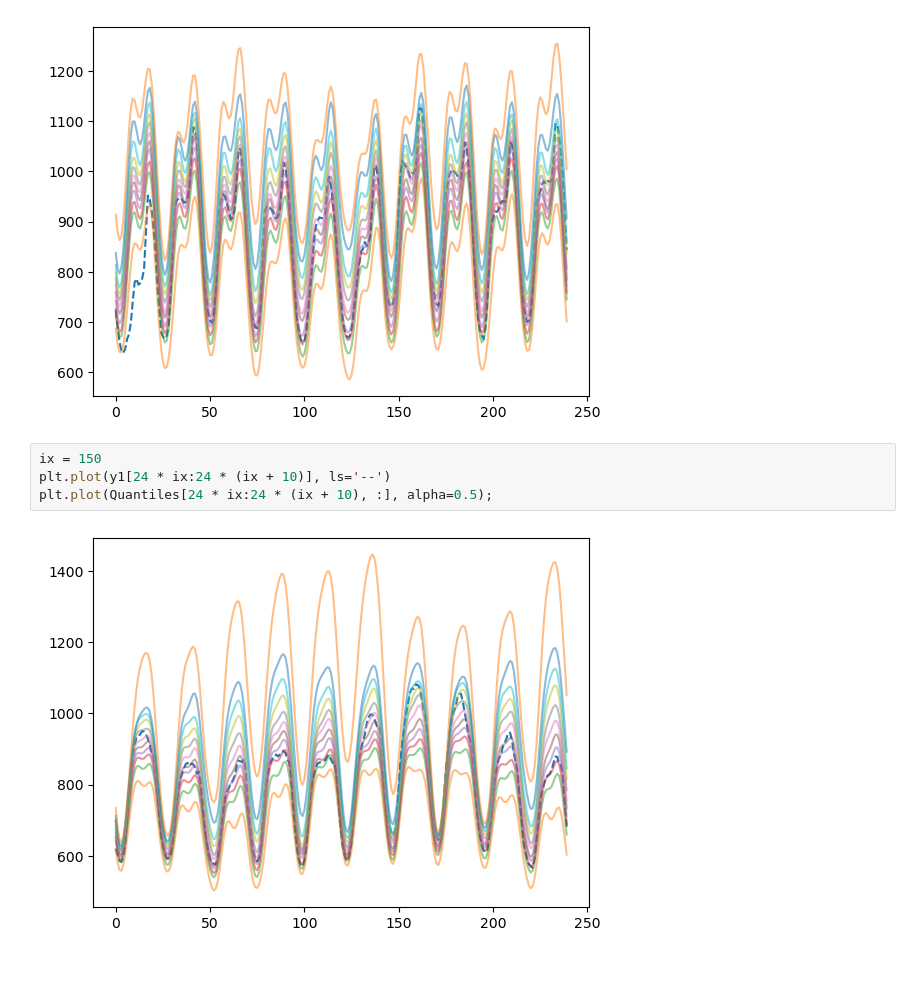
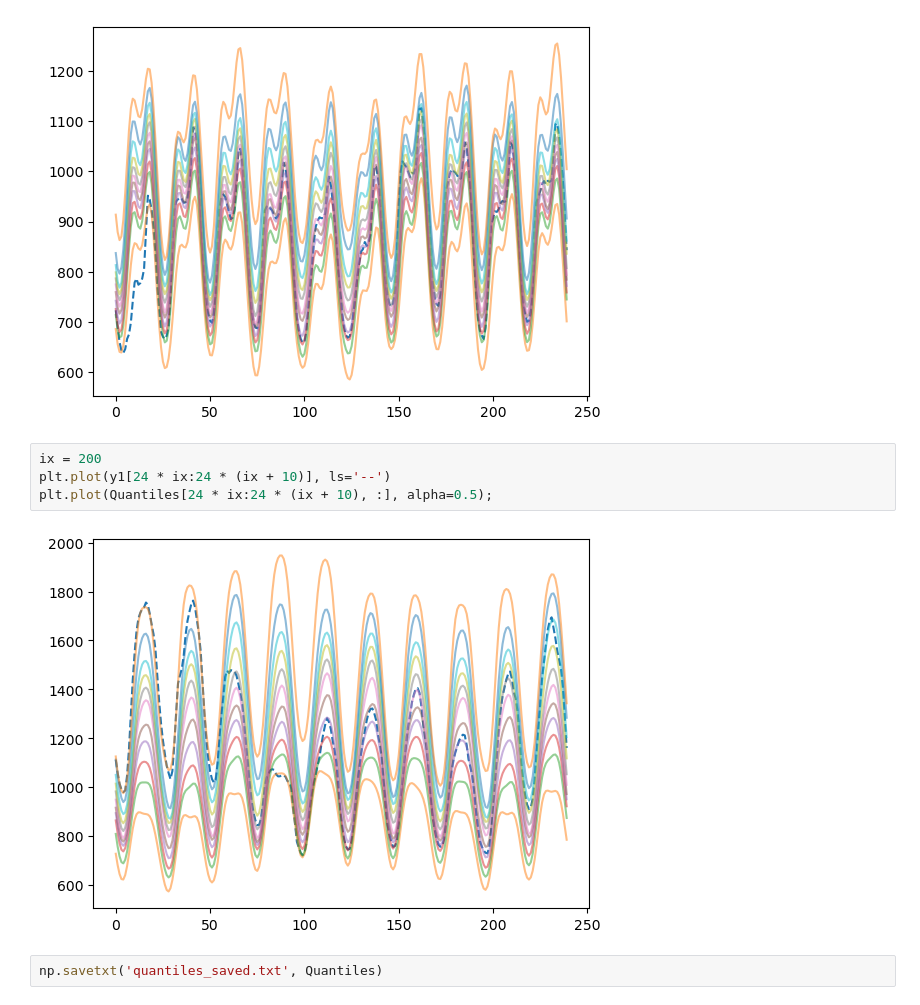
Before and after one commit to cvxgrp/spcqe, a Jupyter notebook: notebooks/basic_example.ipynb, the cells around one changed output. Cells and saved outputs as stored; diff of their text form; blank space fills up the shorter version.

```diff
--- a/notebooks/basic_example.ipynb
+++ b/notebooks/basic_example.ipynb
@@ -82,8 +82,10 @@ plt.plot(Quantiles[24 * ix:24 * (ix + 10), :], alpha=0.5);
 # %% [output]
 [figure]
 # %%
-ix = 150
+ix = 200
 plt.plot(y1[24 * ix:24 * (ix + 10)], ls='--')
 plt.plot(Quantiles[24 * ix:24 * (ix + 10), :], alpha=0.5);
 # %% [output]
-[figure, old version]
+[figure, new version]
+# %%
+np.savetxt('quantiles_saved.txt', Quantiles)
```
Also changed, not shown: 3 other files.
